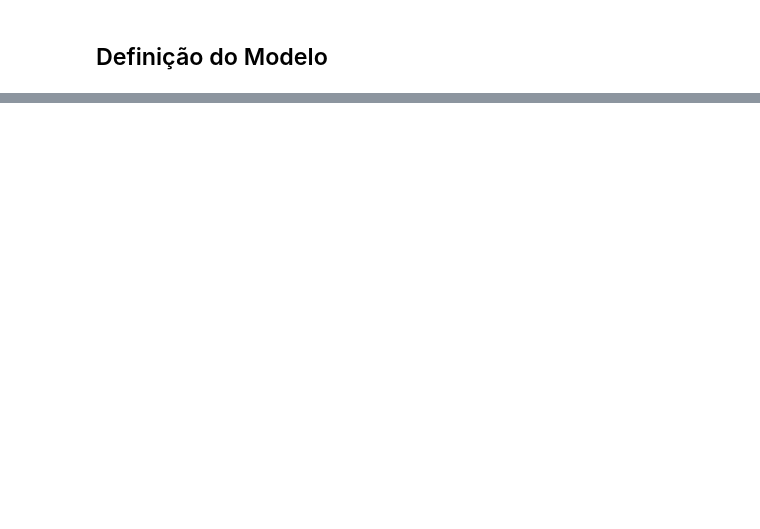
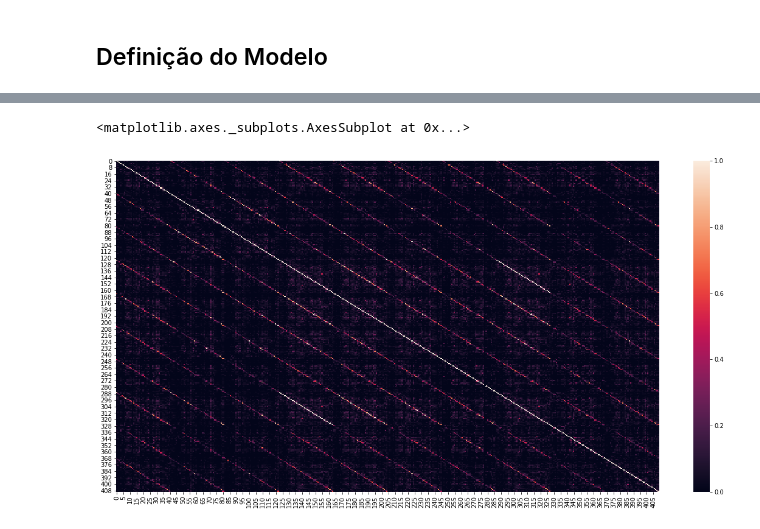
Before and after one commit to luanagbmartins/inteligencia-artificial, a Jupyter notebook: Módulo 6 - Processamento de Linguagem Natural/AP_06_ LuanaGuedes_RuanChaves_ThiagoMonteles.ipynb, the cells around one changed output, grey strips where cells are left out. Cells and saved outputs as stored; diff of their text form; code cells hidden in the pictures; blank space fills up the shorter version.

Commit message:
descrição do modelo

```diff
--- a/Módulo 6 - Processamento de Linguagem Natural/AP_06_ LuanaGuedes_RuanChaves_ThiagoMonteles.ipynb
+++ b/Módulo 6 - Processamento de Linguagem Natural/AP_06_ LuanaGuedes_RuanChaves_ThiagoMonteles.ipynb
@@ -74,5 +125,3 @@ mydict = corpora.Dictionary([simple_preprocess(line) for line in docs])
-# %%
-corpus = [mydict.doc2bow(simple_preprocess(line)) for line in docs]
 # %%
 for doc in corpus:
     print([[mydict[id], freq] for id, freq in doc])
@@ -84,7 +146,7 @@ for doc in corpus:
 # %% [markdown]
 ## Definição do Modelo
 # %%
-tfidf = models.TfidfModel(corpus, smartirs='ntc')
+tfidf = models.TfidfModel(corpus)
 # %%
 for doc in tfidf[corpus]:
     print([[mydict[id], np.around(freq, decimals=2)] for id, freq in doc])
@@ -96,2 +171,16 @@ for doc in tfidf[corpus]:
 # %%
-index = similarities.SparseMatrixSimilarity(tfidf[corpus], num_features=12)
+index = similarities.SparseMatrixSimilarity(tfidf[corpus], num_features=nf)
+# %%
+dataplot = []
+for item in corpus:
+    dataplot.append(index[tfidf[item]])
+# %%
+%matplotlib inline
+import matplotlib.pyplot as plt
+plt.rcParams["figure.figsize"] = (20,10)
+
+import seaborn as sns
+sns.heatmap(pd.DataFrame(dataplot))
+# %% [output]
+<matplotlib.axes._subplots.AxesSubplot at 0x...>
+[figure, added]
```
Also changed, not shown: parts of 14 cells of this notebook.
